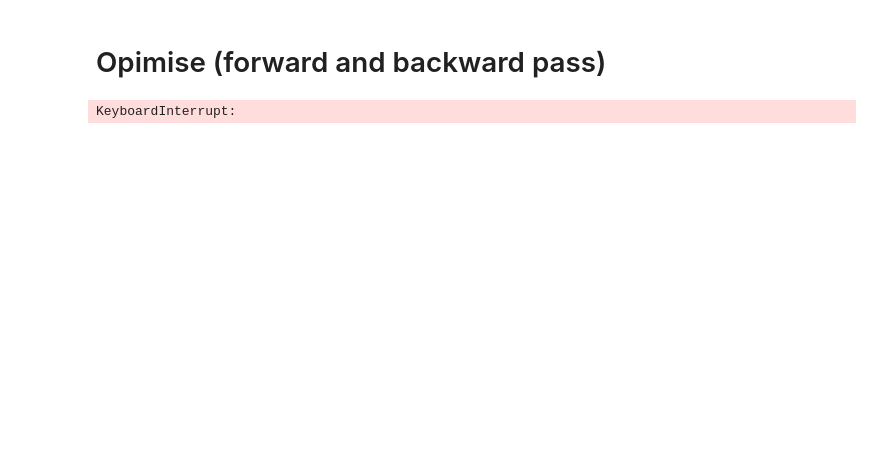
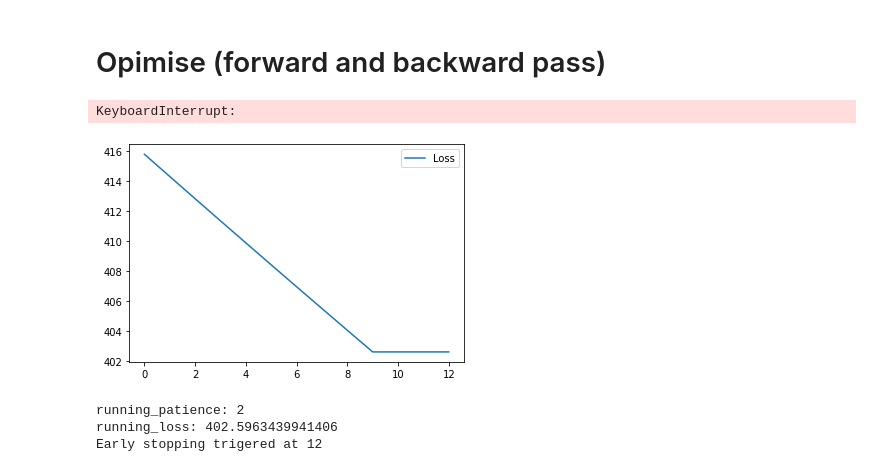
Before and after one commit to NCCA/AIM-lecture-code-samples, a Jupyter notebook: forward_pass.ipynb, the cells around one changed output. Cells and saved outputs as stored; diff of their text form; code cells hidden in the pictures; blank space fills up the shorter version.

Commit message:
add: early stoping demo

```diff
--- a/forward_pass.ipynb
+++ b/forward_pass.ipynb
@@ -76,3 +77,66 @@ for t in range(2000):
     d -= learning_rate * grad_d
 # %% [output]
 KeyboardInterrupt:
+# %%
+patience = 2
+warmup = 10
+running_patience = 0
+running_loss = []
+
+for t in range(2000):
+    # Forward pass: compute predicted y
+    y_hat = a + (b * x) + (c * (x ** 2)) + (d * (x ** 3))
+
+
+    # Compute and print loss
+    loss = (y_hat - y).pow(2).sum().item()
+
+    #################################################
+    # Force model to think it is no longer leaning
+    #################################################
+    if t >= warmup:
+        loss = running_loss[-1]
+    #################################################
+
+    running_loss.append(loss)
+
+    # Plot our prediction
+    plt.figure()
+    plt.plot(running_loss, label='Loss')
+    plt.legend()
+    clear_output(wait=True)
+    plt.show()
+    plt.close()
+
+    # Backprop to compute gradients of a, b, c, d with respect to loss
+    grad_y_hat = 2.0 * (y_hat - y)
+    grad_a = grad_y_hat.sum()
+    grad_b = (grad_y_hat * x).sum()
+    grad_c = (grad_y_hat * x ** 2).sum()
+    grad_d = (grad_y_hat * x ** 3).sum()
+
+    # Update weights using gradient descent
+    a -= learning_rate * grad_a
+    b -= learning_rate * grad_b
+    c -= learning_rate * grad_c
+    d -= learning_rate * grad_d
+
+
+    if loss >= running_loss[-1] and t>warmup:
+        running_patience += 1
+        print(f'running_patience: {running_patience}')
+        print(f'running_loss: {running_loss[-1]}')
+
+        if running_patience >= patience:
+            print(f'Early stopping trigered at {t}')
+            break
+    else:
+        running_patience = 0
+        print(f'running_patience: {running_patience}')
+        print(f'running_loss: {running_loss[-1]}')
+        print(f'loss: {loss}')
+# %% [output]
+[figure, added]
+running_patience: 2
+running_loss: 402.5963439941406
+Early stopping trigered at 12
```
Also changed, not shown: parts of 2 cells of this notebook.
